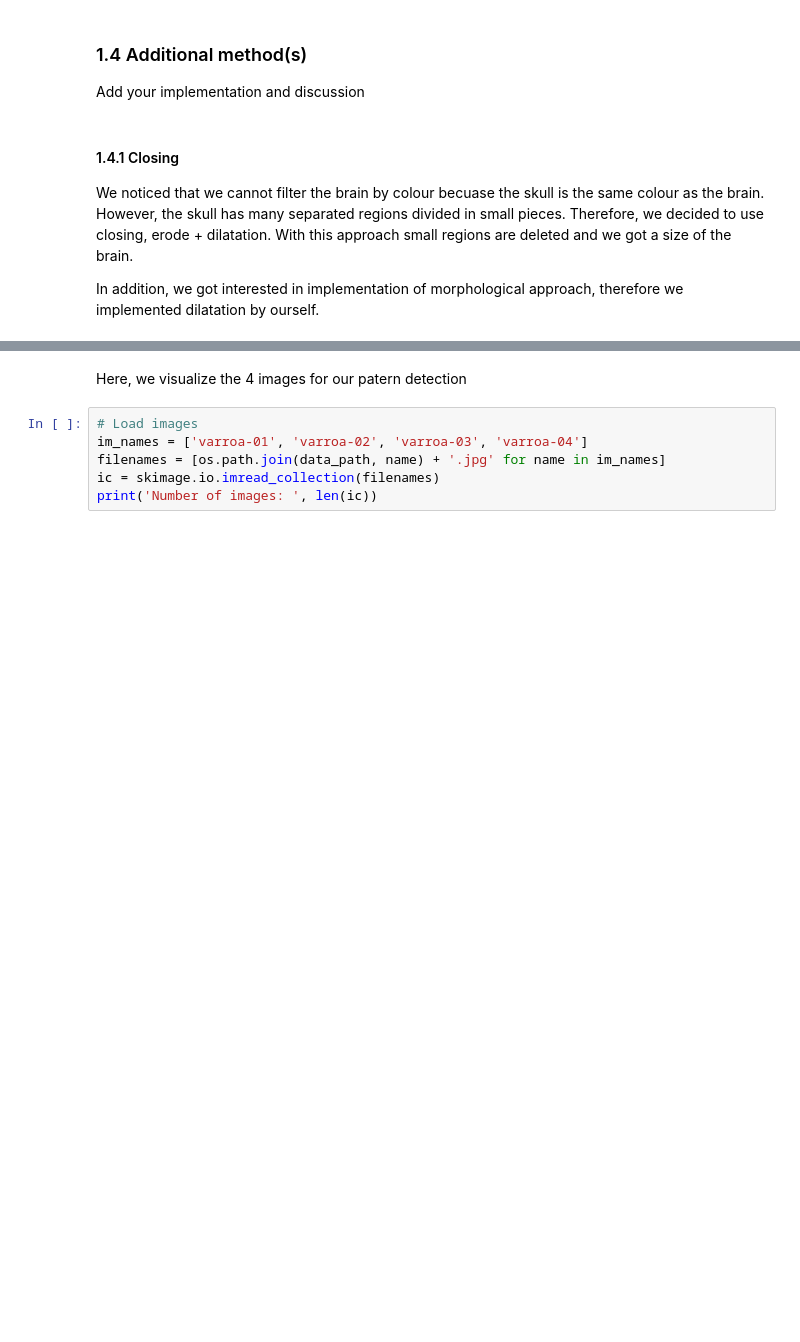
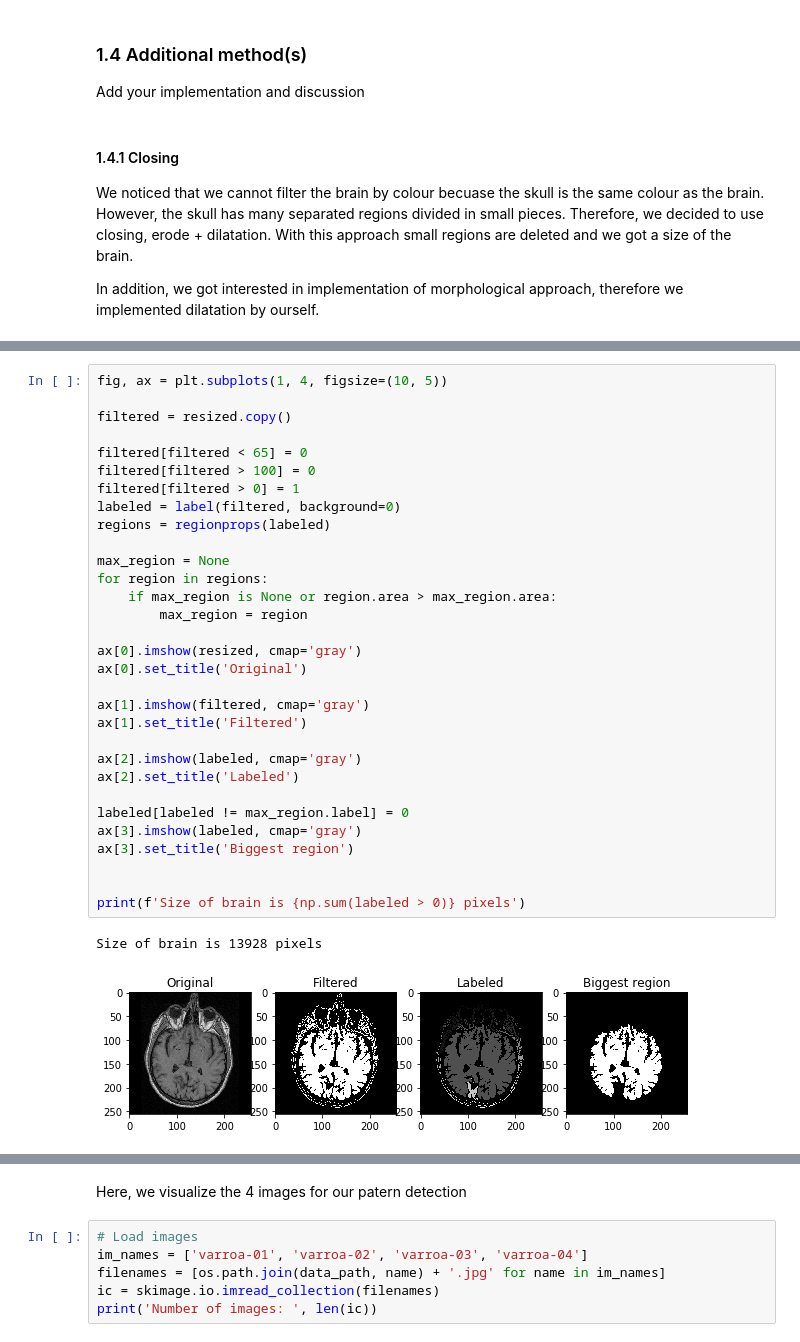
Before and after one commit to JelenaBanjac/image-analysis, a Jupyter notebook: labs/lab_01_segmentation.ipynb, the cells around one changed output, grey strips where cells are left out. Saved outputs shown, nothing was run; the diff lists cells and outputs as text; blank space fills up the shorter version.

```diff
--- a/labs/lab_01_segmentation.ipynb
+++ b/labs/lab_01_segmentation.ipynb
@@ -246,0 +257,34 @@ Size of brain is 13911.0 pixels
+# %%
+fig, ax = plt.subplots(1, 4, figsize=(10, 5))
+
+filtered = resized.copy()
+
+filtered[filtered < 65] = 0
+filtered[filtered > 100] = 0
+filtered[filtered > 0] = 1
+labeled = label(filtered, background=0)
+regions = regionprops(labeled)
+
+max_region = None
+for region in regions:
+    if max_region is None or region.area > max_region.area:
+        max_region = region
+
+ax[0].imshow(resized, cmap='gray')
+ax[0].set_title('Original')
+
+ax[1].imshow(filtered, cmap='gray')
+ax[1].set_title('Filtered')
+
+ax[2].imshow(labeled, cmap='gray')
+ax[2].set_title('Labeled')
+
+labeled[labeled != max_region.label] = 0
+ax[3].imshow(labeled, cmap='gray')
+ax[3].set_title('Biggest region')
+
+
+print(f'Size of brain is {np.sum(labeled > 0)} pixels')
+# %% [output]
+Size of brain is 13928 pixels
+[figure, added]
```
Also changed, not shown: parts of 7 cells of this notebook.
